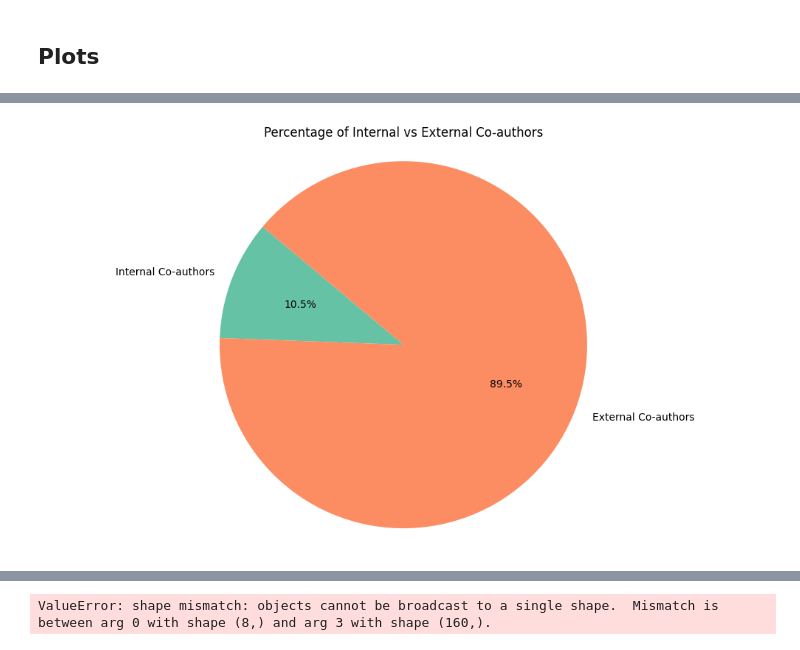
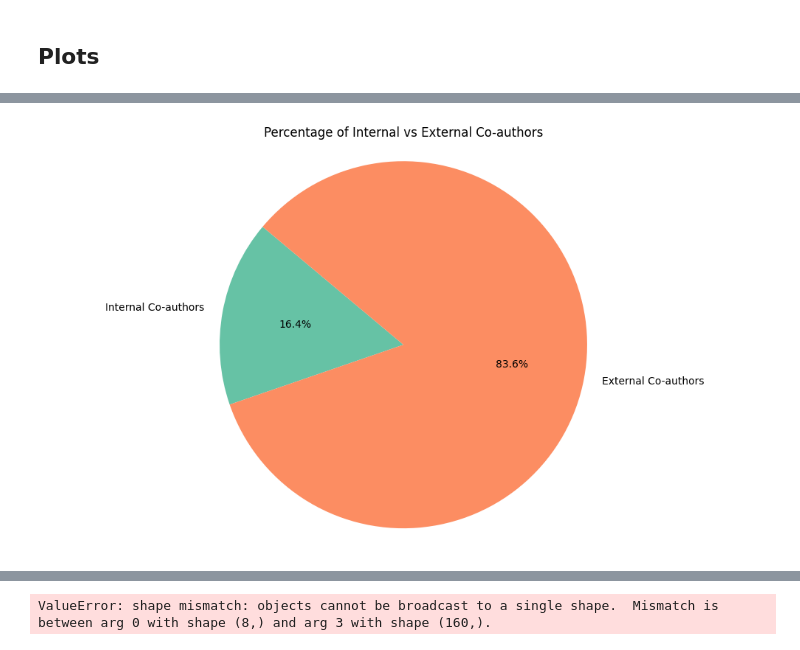
Before and after one commit to nepython/metrics, a Jupyter notebook: plot.ipynb, the cells around one changed output, grey strips where cells are left out. Saved outputs shown, nothing was run; the diff lists cells and outputs as text; code cells hidden in the pictures.

```diff
--- a/plot.ipynb
+++ b/plot.ipynb
@@ -73,7 +66,7 @@ import seaborn as sns
 
 from utils import read_data
 
-# Function to load author data from JSON files
+
 def load_author_data(data_dir):
     author_data = {}
     for affiliation in os.listdir(data_dir):
@@ -86,6 +79,15 @@ def load_author_data(data_dir):
                     author_data[affiliation].append(read_data(author_path))  # Replace with your read_data function
     return author_data
 
+
+def load_affiliation_data(data_dir):
+    affiliation_data = {}
+    for item in read_data(f'{data_directory}/affiliations.json'):
+        affiliation_data[item['affiliation']] = item
+    return affiliation_data
+
+
 data_directory = 'data'  # Replace with your data directory path
 author_data = load_author_data(data_directory)
+affiliation_data = load_affiliation_data(data_directory)
 # %%
@@ -183,38 +178,57 @@ plt.show()
 # %%
-# Function to calculate internal vs external co-authors
-def internal_vs_external_coauthors(author_data):
-    coauthors_data = []
-    for affiliation, authors in author_data.items():
-        for author in authors:
-            internal_count = 0
-            external_count = 0
-            for pub in author['publications']:
-                for coauthor in pub['authors']:
-                    if coauthor['scopus_id'] == author['scopus_id']:
-                        internal_count += 1
-                    else:
-                        external_count += 1
-            total_coauthors = internal_count + external_count
-            if total_coauthors > 0:
-                coauthors_data.append({
-                    'University': affiliation,
-                    'Internal Co-authors (%)': (internal_count / total_coauthors) * 100,
-                    'External Co-authors (%)': (external_count / total_coauthors) * 100
-                })
-    coauthors_df = pd.DataFrame(coauthors_data)
-    return coauthors_df
+def plot_internal_vs_external_coauthors(author_data, save=None):
 
-# Example usage:
-coauthors_df = internal_vs_external_coauthors(author_data)
+    def internal_vs_external_coauthors(author_data):
+        coauthors_data = []
+        for affiliation, authors in author_data.items():
+            affiliation_set = set(affiliation_data[affiliation]['scopus_id'])
+            for author in authors:
+                internal_count = 0
+                external_count = 0
+                for pub in author['publications']:
+                    for coauthor in pub['authors']:
+                        coauthor_affiliation_set = set(coauthor['affiliation_id'])
+                        if affiliation_set & coauthor_affiliation_set:
+                            internal_count += 1
+                        else:
+                            external_count += 1
+                total_coauthors = internal_count + external_count
+                if total_coauthors > 0:
+                    coauthors_data.append({
+                        'University': affiliation,
+                        'Internal Co-authors (%)': (internal_count / total_coauthors) * 100,
+                        'External Co-authors (%)': (external_count / total_coauthors) * 100
+                    })
+        coauthors_df = pd.DataFrame(coauthors_data)
+        return coauthors_df
 
-# Plotting using Matplotlib (pie chart)
-plt.figure(figsize=(10, 6))
-labels = ['Internal Co-authors', 'External Co-authors']
-colors = ['#66c2a5', '#fc8d62']
-plt.pie(coauthors_df[['Internal Co-authors (%)', 'External Co-authors (%)']].sum(), labels=labels, autopct='%1.1f%%', colors=colors, startangle=140)
-plt.title('Percentage of Internal vs External Co-authors')
-plt.axis('equal')
-plt.tight_layout()
-plt.show()
+    coauthors_df = internal_vs_external_coauthors(author_data)
+
+    # Plotting using Matplotlib (pie chart)
+    plt.figure(figsize=(10, 6))
+    labels = ['Internal Co-authors', 'External Co-authors']
+    colors = ['#66c2a5', '#fc8d62']
+    plt.pie(coauthors_df[['Internal Co-authors (%)', 'External Co-authors (%)']].sum(), labels=labels, autopct='%1.1f%%', colors=colors, startangle=140)
+    plt.title('Percentage of Internal vs External Co-authors')
+    plt.axis('equal')
+    plt.tight_layout()
+    plt.show()
+
+    # Function to calculate internal vs external co-authors
+    universities = coauthors_df['University'].unique()
+
+    plt.figure(figsize=(16, 20))
+    for i, university in enumerate(universities):
+        plt.subplot(4, 2, i+1)
+        university_data = coauthors_df[coauthors_df['University'] == university]
+
+        plt.pie(university_data[['Internal Co-authors (%)', 'External Co-authors (%)']].sum(), labels=labels, autopct='%1.1f%%', colors=colors, startangle=140)
+        plt.title(f'Internal vs External Co-authors: {university}')
+        plt.axis('equal')
+
+    plt.tight_layout()
+    plt.show()
+
+plot_internal_vs_external_coauthors(author_data)
 # %% [output]
-[figure, old version]
+[figure, new version]
```
Also changed, not shown: parts of 5 cells of this notebook, 2 other files.
